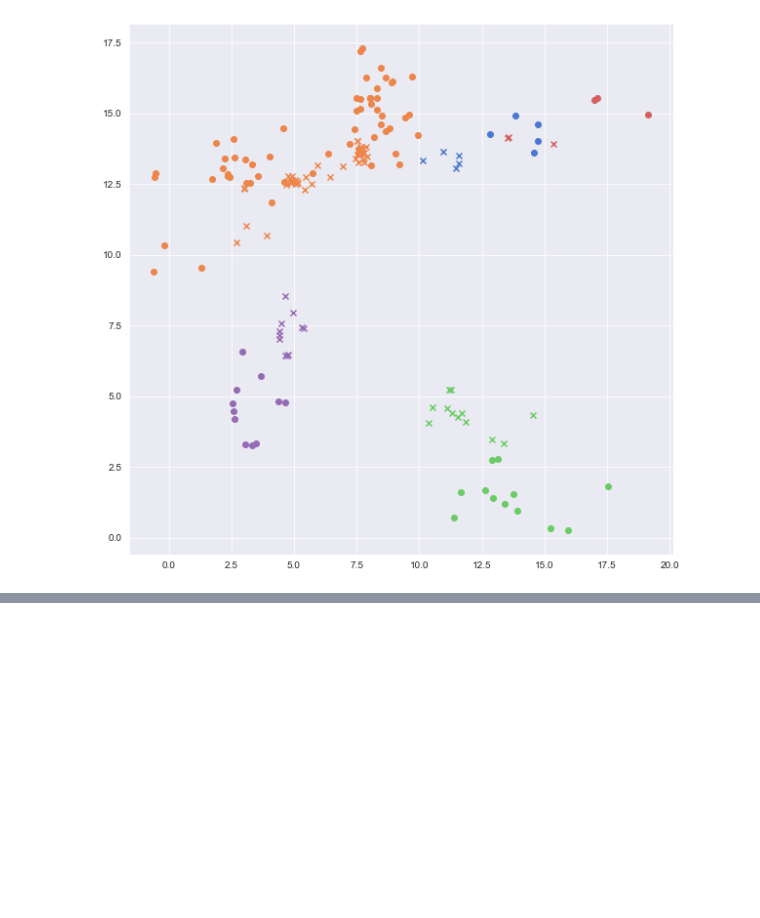
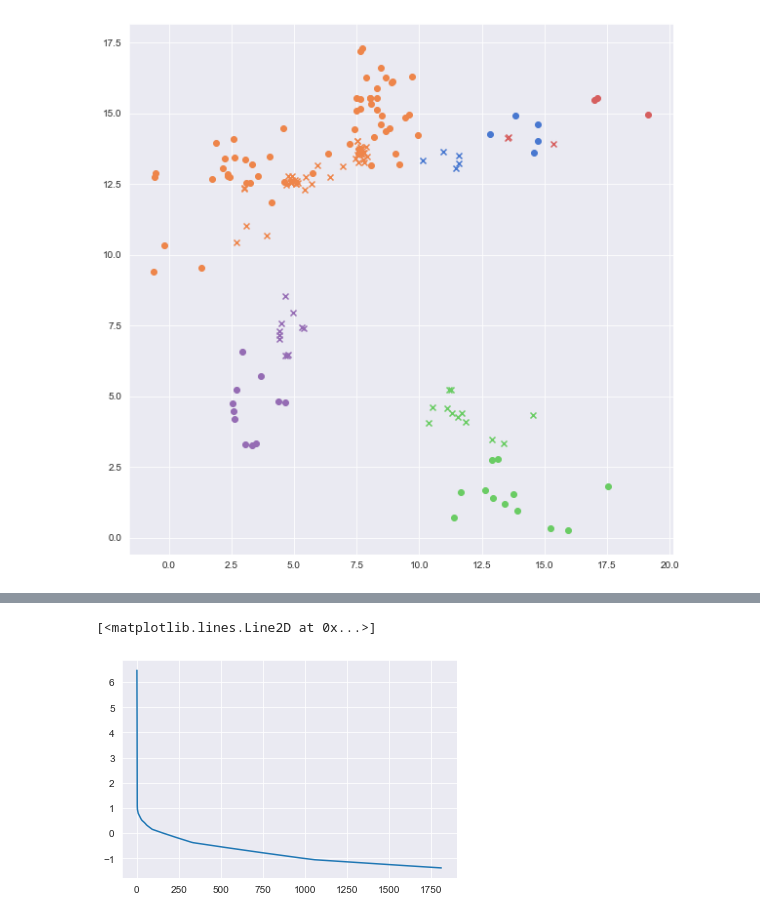
Before and after one commit to QSCTech-Sange/Optimization_Project, a Jupyter notebook: optimize.ipynb, the cells around one changed output, grey strips where cells are left out. Cells and saved outputs as stored; diff of their text form; code cells hidden in the pictures; blank space fills up the shorter version.

```diff
--- a/optimize.ipynb
+++ b/optimize.ipynb
@@ -64,4 +64,4 @@ lbd = 0.05
 delta = 1e-3
 func = lambda X: loss_func(X,points,lbd,delta)
 grad = lambda X: grad_hub_matrix(X,delta,points,lbd)
-ans2 = GM(points,func,grad,0.5)
+ans2,GM_loss = GM(points,func,grad,0.5)
@@ -92,0 +80,5 @@ plot_res_data(points,ans2,groups,way='all')
+# %%
+plt.plot(np.log(GM_loss))
+# %% [output]
+[<matplotlib.lines.Line2D at 0x...>]
+[figure, added]
```
Also changed, not shown: parts of 3 cells of this notebook, 2 other files.
